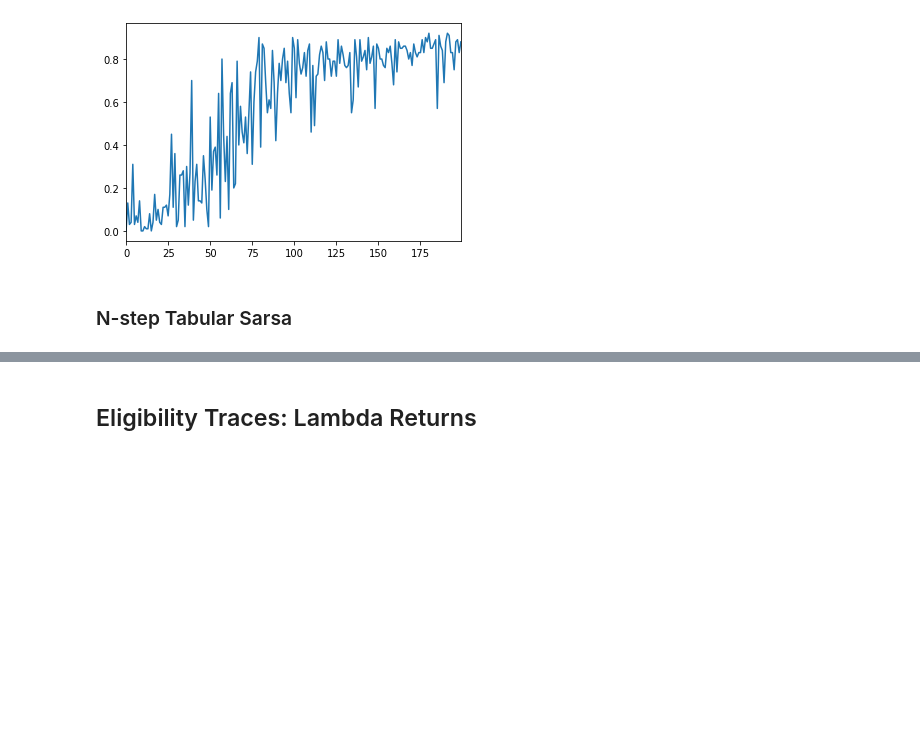
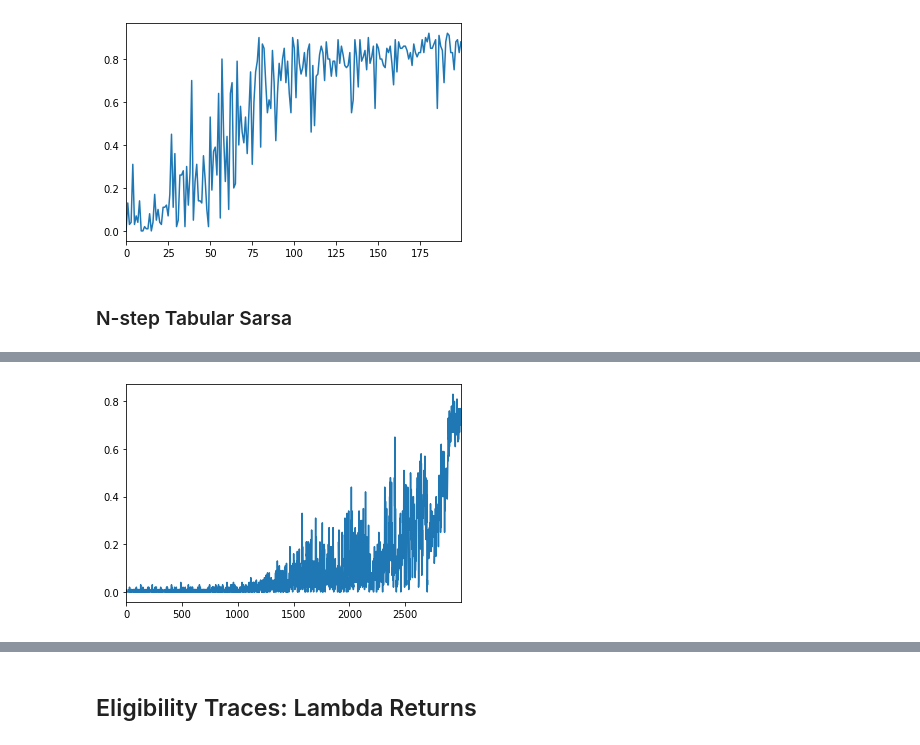
Before and after one commit to callumhedemann/Reinforcement-Learning, a Jupyter notebook: q_learning.ipynb, the cells around one changed output, grey strips where cells are left out. Saved outputs shown, nothing was run; the diff lists cells and outputs as text; code cells hidden in the pictures; blank space fills up the shorter version.

```diff
--- a/q_learning.ipynb
+++ b/q_learning.ipynb
@@ -80,62 +193,58 @@ Wall time: 4min 44s
 # %%
-#%%time
+%%time
 q_values = np.zeros((env.observation_space.n, env.action_space.n))
-alpha_max, alpha_min, gamma, epsilon_max, epsilon_min = 1.0, 0.1, 0.99, 0.9, 0.1
-n_episodes = 200000
-avg_wins = []
-nstep = 500 # n step sarsa, or n td(n) ??
+alpha_max, alpha_min, gamma, epsilon_max, epsilon_min = 1.0, 0.1, 0.9, 0.9, 0.1
+n_episodes = 300000
+wins, avg_wins = [], []
+avg_wins_freq = 100
+nstep = 5 # n step sarsa, or n td(n) ??
 for n in range(n_episodes):
     env.reset()
-    states, actions, rewards = [0], [], [] # epsiode trajectory
-    t, T = 0, np.inf
-    done = False
-    #win = False
-    if n < (n_episodes/2): # decreasing linear schedule
-        alpha = ((n_episodes/2) - n) * (alpha_max - alpha_min) / (n_episodes/2) + alpha_min
-        epsilon = ((n_episodes/2) - n) * (epsilon_max - epsilon_min) / (n_episodes/2) + epsilon_min
+    state = 0
+    states,actions,rewards = [0], [], [] # epsiode trajectory
+    win = 0.0
+    if n < (n_episodes/2):
+        alpha = ((n_episodes/2) - n) * (alpha_max - alpha_min) / (n_episodes/2) + alpha_min # decreasing linear schedule
+        epsilon = ((n_episodes/2) - n) * (epsilon_max - epsilon_min) / (n_episodes/2) + epsilon_min # decreasing linear schedule
     else:
-        alpha = ((n_episodes/2) - n%n_episodes) * alpha_min / (n_episodes/2) + alpha_min
-        epsilon = ((n_episodes/2) - n%n_episodes) * epsilon_min / (n_episodes/2) + epsilon_min
+        alpha = ((n_episodes/2) - n%n_episodes) * alpha_min / (n_episodes/2) + alpha_min # decreasing linear schedule
+        epsilon = ((n_episodes/2) - n%n_episodes) * epsilon_min / (n_episodes/2) + epsilon_min # decreasing linear schedule
     while True:
         #alpha, epsilon = 1.0, 0.9
-        if not done:
-            if (random.random() < epsilon):
-                action = env.action_space.sample()
-            else:
-                action = np.argmax(q_values[states[-1]])
-            observation, reward, done, info = env.step(action)
-            states.append(observation)
-            actions.append(action)
-            rewards.append(reward)
-            #if reward==1:
-                #win=True
-        tau = t - nstep + 1
-        if tau >= 0: # update operation at step tau
+        if (random.random() < epsilon):
+            action = env.action_space.sample()
+        else:
+            action = np.argmax(q_values[state])
+        observation, reward, done, _ = env.step(action)
+        states.append(observation)
+        actions.append(action)
+        rewards.append(reward)
+        if reward == 1:
+            win = 1.0
+        if len(states)>nstep: # update operation
             g, gam = 0, 1
-            #if win:
-            #    print('rewards', rewards[tau:min(tau+nstep,T+1)])
-            for r in rewards[tau:min(tau+nstep,T+1)]: # the sample estimate of rewards
+            for r in rewards[-nstep:]: # the sample estimate of rewards
                 g += gam*r
                 gam *= gamma
-            #if win:
-            #    print('g sam',g)
-            if (tau+nstep) < T:  # the bootstrap estimate of q_s'a'
-                g += (gamma**nstep) * q_values[states[tau+nstep], np.argmax(q_values[states[tau+nstep]])]
-                #if win:
-                #    print('g bs',g)
-            q_sa = q_values[states[tau], actions[tau]]
-            q_values[states[tau], actions[tau]] = q_sa + alpha * (g - q_sa)
-        if done and T == np.inf:
-            T = t
-        t+=1
-        #if win:
-        #    print(q_values)
-        #    print('-------------------\n')
-        if tau >= T:
+            g += (gamma ** nstep) * q_values[observation, np.argmax(q_values[observation])] # the bootstrap estimate of q_s'a'
+            q_sa = q_values[states[-(nstep+1)], actions[-nstep]]
+            q_values[states[-(nstep+1)], actions[-nstep]] = q_sa + alpha * (g - q_sa)
+        state = observation
+        if done: # finish remaining updates with trajectory length < nstep
+            for i in range(min(nstep,len(states)-1)):
+                g, gam = 0, 1
+                for r in rewards[-i:]: # the sample estimate of rewards
+                    g += gam*r
+                    gam *= gamma
+                # no bootstrapping required as full return is known by this point
+                q_sa = q_values[states[-(i+1)], actions[-i]]
+                q_values[states[-(i+1)], actions[-i]] = q_sa + alpha * (g - q_sa)
+            #if reward==1:
+            #    print('win')
+            wins.append(win)
             break
-    #if win:
-    #    sdfsdf
-    if n%1000==0: # diagnostic
-        avg_wins.append(rate_policy(env, q_values))
+    if n%avg_wins_freq==0: # diagnostic
+        avg_wins.append(np.mean(wins[-avg_wins_freq:]))
 #env.close()
 pd.Series(avg_wins).plot()
+# %% [output]
@@ -142 +253,2 @@ pd.Series(avg_wins).plot()
+[figure, added]
 # %%
```
Also changed, not shown: parts of 95 cells of this notebook.
